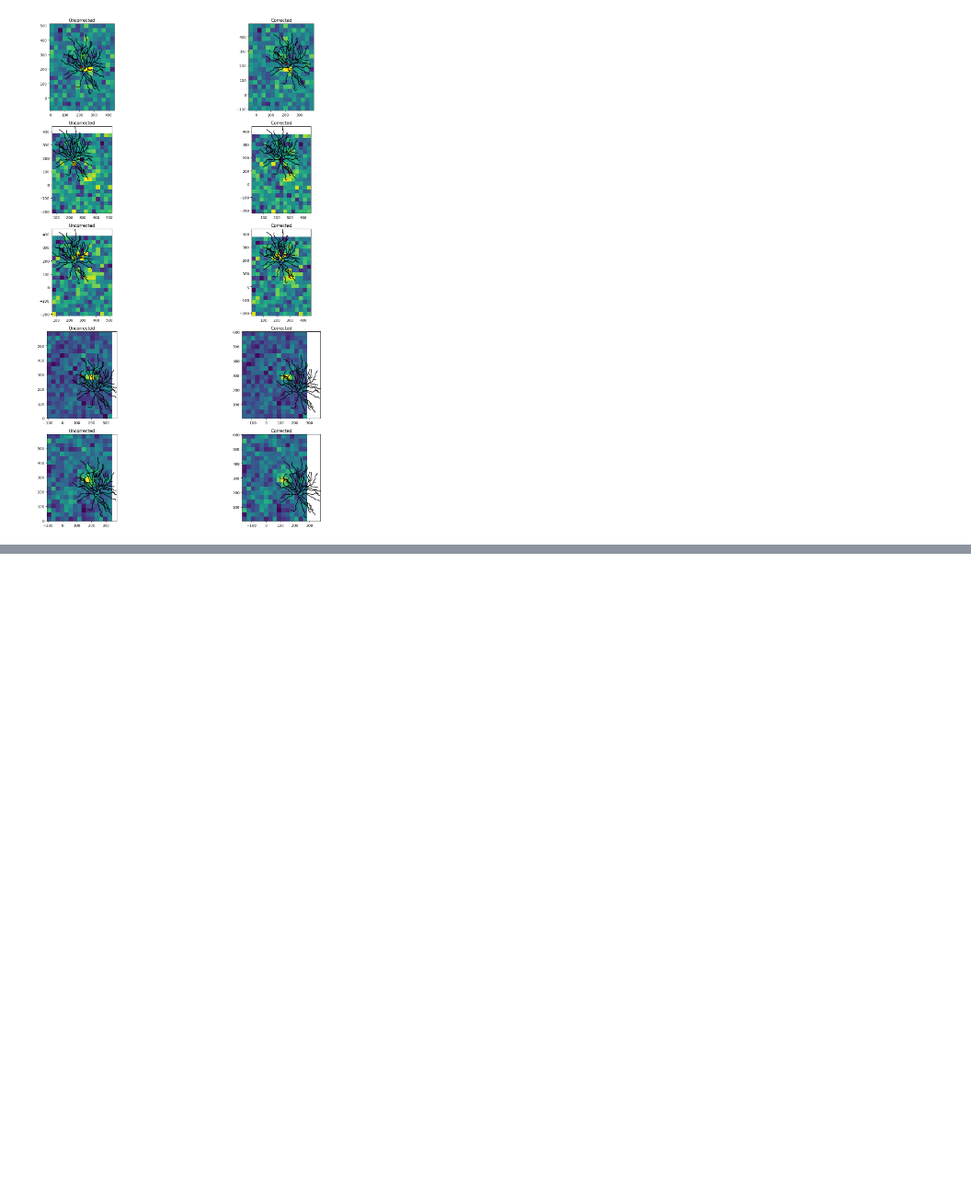
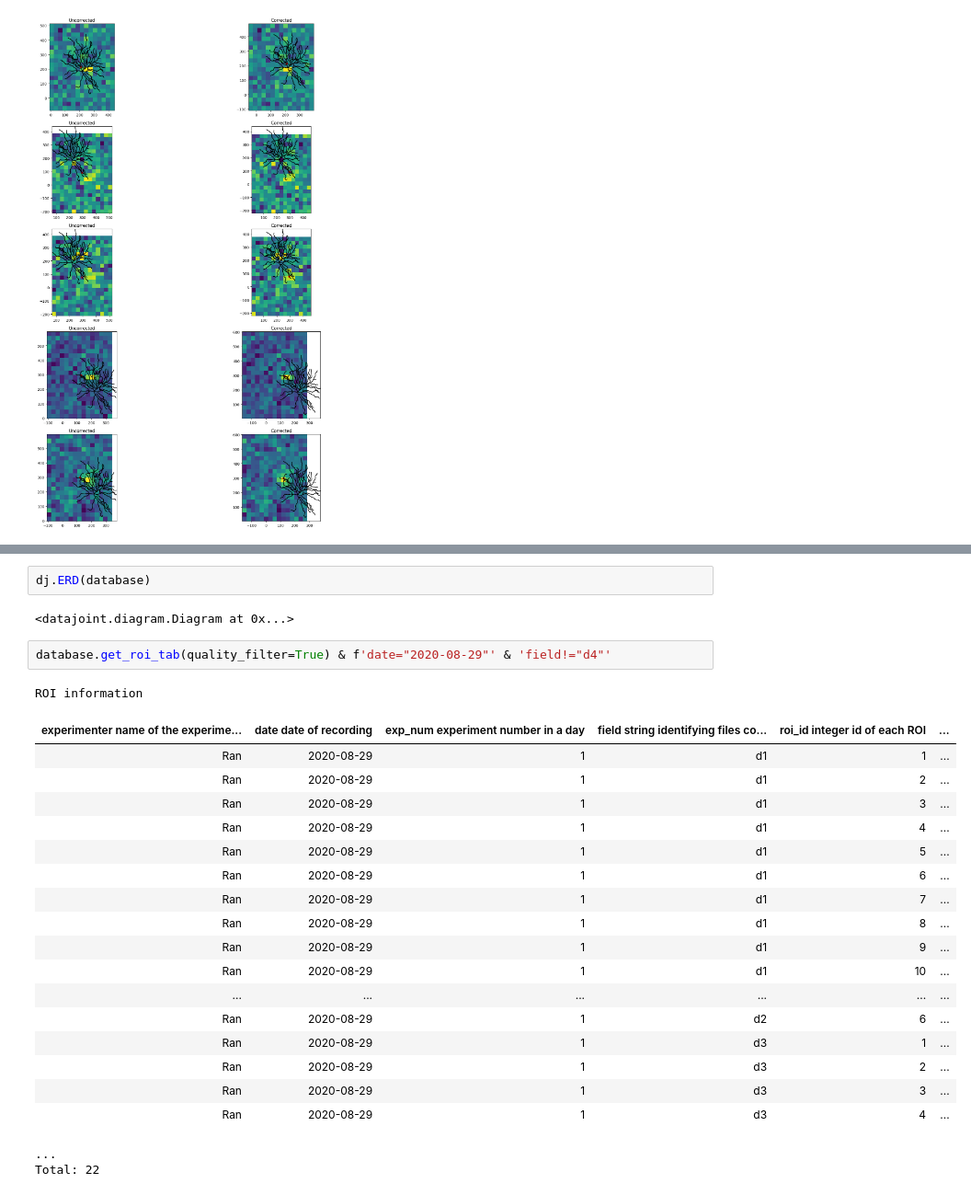
Before and after one commit to SamuelSuhai/jaxley_rgc, a Jupyter notebook: deistler_our_data_and_morph/debugging/quality_measure_roi.ipynb, the cells around one changed output, grey strips where cells are left out. Shown at 92% size. Drawn from its saved outputs; the diff is of its cells as text; blank space fills up the shorter version.

Commit message:
added experiment section

```diff
--- a/deistler_our_data_and_morph/debugging/quality_measure_roi.ipynb
+++ b/deistler_our_data_and_morph/debugging/quality_measure_roi.ipynb
@@ -140,0 +172,27 @@ plt.show()
+# %%
+dj.ERD(database)
+# %% [output]
+<datajoint.diagram.Diagram at 0x...>
+# %%
+database.get_roi_tab(quality_filter=True) & f'date="2020-08-29"' & 'field!="d4"'
+# %% [output]
+ROI information
+| experimenter name of the experime... | date date of recording | exp_num experiment number in a day | field string identifying files co... | roi_id integer id of each ROI | ... |
+| Ran | 2020-08-29 | 1 | d1 | 1 | ... |
+| Ran | 2020-08-29 | 1 | d1 | 2 | ... |
+| Ran | 2020-08-29 | 1 | d1 | 3 | ... |
+| Ran | 2020-08-29 | 1 | d1 | 4 | ... |
+| Ran | 2020-08-29 | 1 | d1 | 5 | ... |
+| Ran | 2020-08-29 | 1 | d1 | 6 | ... |
+| Ran | 2020-08-29 | 1 | d1 | 7 | ... |
+| Ran | 2020-08-29 | 1 | d1 | 8 | ... |
+| Ran | 2020-08-29 | 1 | d1 | 9 | ... |
+| Ran | 2020-08-29 | 1 | d1 | 10 | ... |
+| ... | ... | ... | ... | ... | ... |
+| Ran | 2020-08-29 | 1 | d2 | 6 | ... |
+| Ran | 2020-08-29 | 1 | d3 | 1 | ... |
+| Ran | 2020-08-29 | 1 | d3 | 2 | ... |
+| Ran | 2020-08-29 | 1 | d3 | 3 | ... |
+| Ran | 2020-08-29 | 1 | d3 | 4 | ... |
+...
+Total: 22
```
Also changed, not shown: parts of 6 cells of this notebook, 23 other files.
